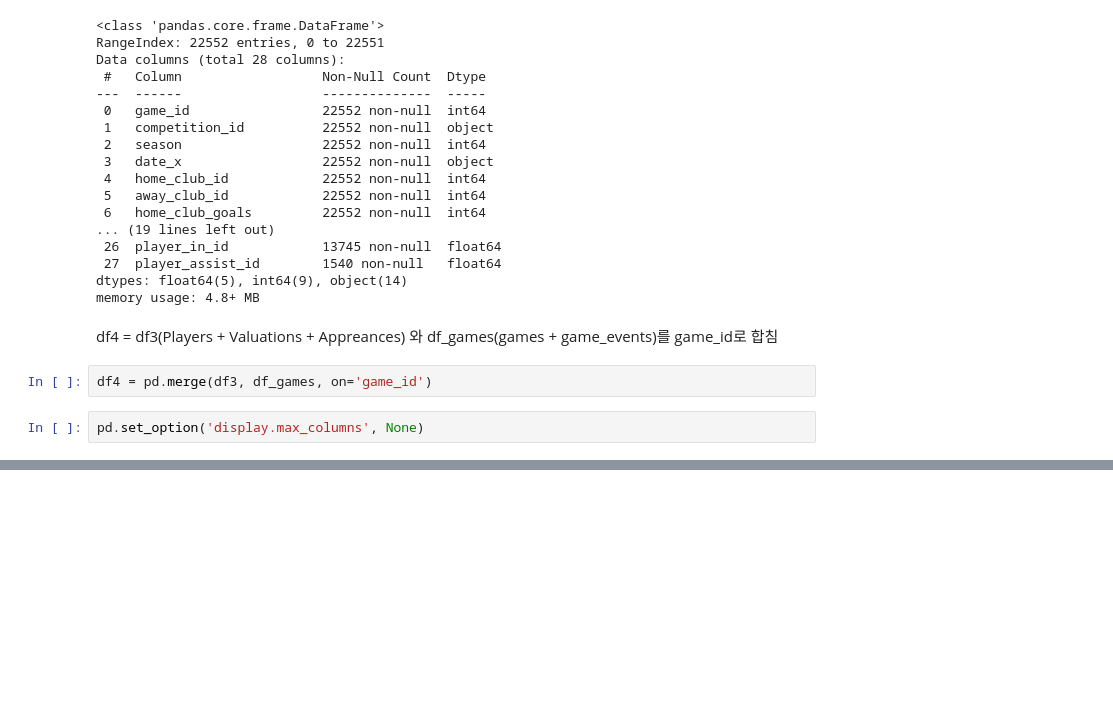
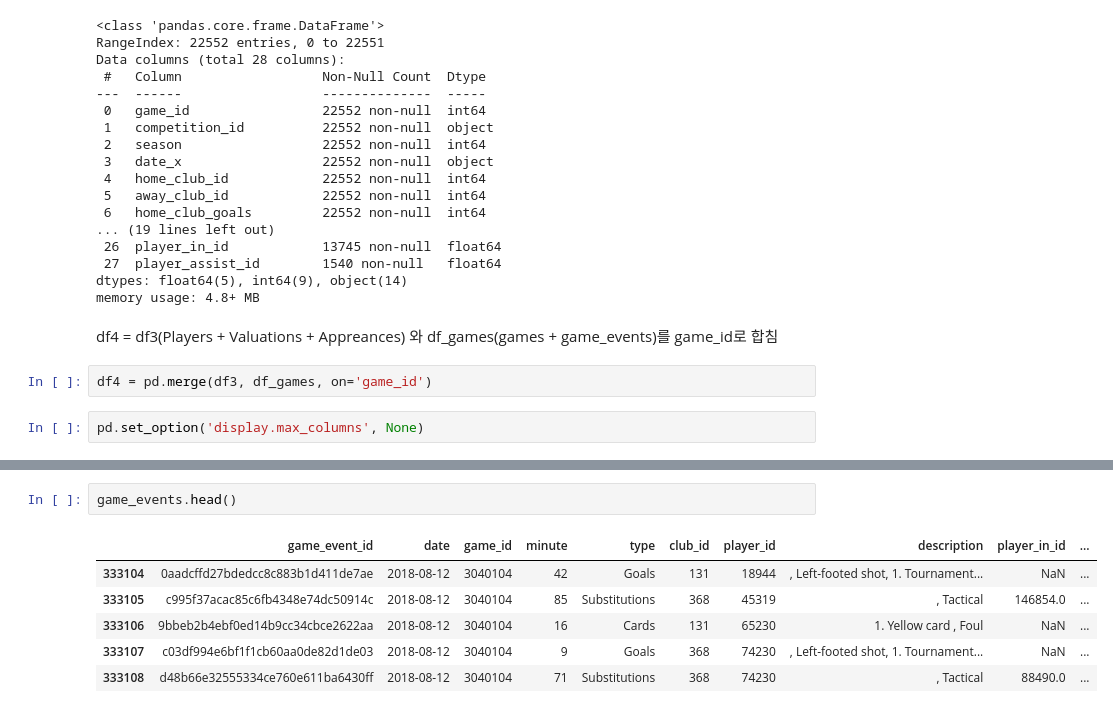
Before and after one commit to MijeongKim0533/PJ_Best_Combination, a Jupyter notebook: SY/Untitled-2.ipynb, the cells around one changed output, grey strips where cells are left out. Drawn from its saved outputs; the diff is of its cells as text; blank space fills up the shorter version.

```diff
--- a/SY/Untitled-2.ipynb
+++ b/SY/Untitled-2.ipynb
@@ -396,0 +447,9 @@ memory usage: 3.2+ GB
+# %%
+game_events.head()
+# %% [output]
+|  | game_event_id | date | game_id | minute | type | club_id | player_id | description | player_in_id | ... |
+| 333104 | 0aadcffd27bdedcc8c883b1d411de7ae | 2018-08-12 | 3040104 | 42 | Goals | 131 | 18944 | , Left-footed shot, 1. Tournament... | NaN | ... |
+| 333105 | c995f37acac85c6fb4348e74dc50914c | 2018-08-12 | 3040104 | 85 | Substitutions | 368 | 45319 | , Tactical | 146854.0 | ... |
+| 333106 | 9bbeb2b4ebf0ed14b9cc34cbce2622aa | 2018-08-12 | 3040104 | 16 | Cards | 131 | 65230 | 1. Yellow card , Foul | NaN | ... |
+| 333107 | c03df994e6bf1f1cb60aa0de82d1de03 | 2018-08-12 | 3040104 | 9 | Goals | 368 | 74230 | , Left-footed shot, 1. Tournament... | NaN | ... |
+| 333108 | d48b66e32555334ce760e611ba6430ff | 2018-08-12 | 3040104 | 71 | Substitutions | 368 | 74230 | , Tactical | 88490.0 | ... |
```
Also changed, not shown: parts of 12 cells of this notebook.
